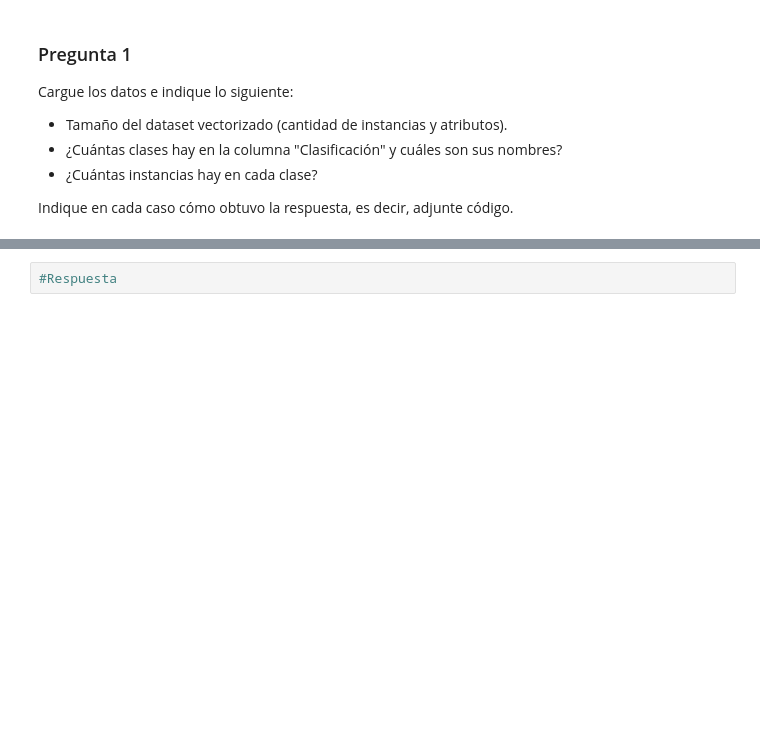
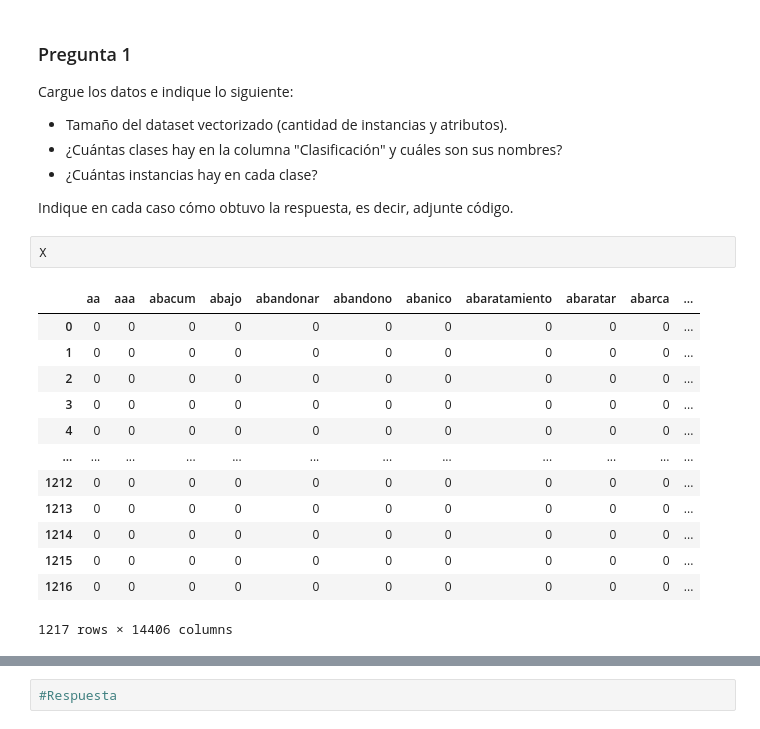
Before and after one commit to BnjmnNicholas/CC5205-Mineria_de_Datos_Labs, a Jupyter notebook: Lab_3/lab_3.ipynb, the cells around one changed output, grey strips where cells are left out. Saved outputs shown, nothing was run; the diff lists cells and outputs as text; blank space fills up the shorter version.

```diff
--- a/Lab_3/lab_3.ipynb
+++ b/Lab_3/lab_3.ipynb
@@ -125,3 +129,19 @@ Cargue los datos e indique lo siguiente:
 - ¿Cuántas instancias hay en cada clase?
 
 Indique en cada caso cómo obtuvo la respuesta, es decir, adjunte código.
+# %%
+X
+# %% [output]
+|  | aa | aaa | abacum | abajo | abandonar | abandono | abanico | abaratamiento | abaratar | abarca | ... |
+| 0 | 0 | 0 | 0 | 0 | 0 | 0 | 0 | 0 | 0 | 0 | ... |
+| 1 | 0 | 0 | 0 | 0 | 0 | 0 | 0 | 0 | 0 | 0 | ... |
+| 2 | 0 | 0 | 0 | 0 | 0 | 0 | 0 | 0 | 0 | 0 | ... |
+| 3 | 0 | 0 | 0 | 0 | 0 | 0 | 0 | 0 | 0 | 0 | ... |
+| 4 | 0 | 0 | 0 | 0 | 0 | 0 | 0 | 0 | 0 | 0 | ... |
+| ... | ... | ... | ... | ... | ... | ... | ... | ... | ... | ... | ... |
+| 1212 | 0 | 0 | 0 | 0 | 0 | 0 | 0 | 0 | 0 | 0 | ... |
+| 1213 | 0 | 0 | 0 | 0 | 0 | 0 | 0 | 0 | 0 | 0 | ... |
+| 1214 | 0 | 0 | 0 | 0 | 0 | 0 | 0 | 0 | 0 | 0 | ... |
+| 1215 | 0 | 0 | 0 | 0 | 0 | 0 | 0 | 0 | 0 | 0 | ... |
+| 1216 | 0 | 0 | 0 | 0 | 0 | 0 | 0 | 0 | 0 | 0 | ... |
+1217 rows × 14406 columns
```
Also changed, not shown: parts of 11 cells of this notebook.
